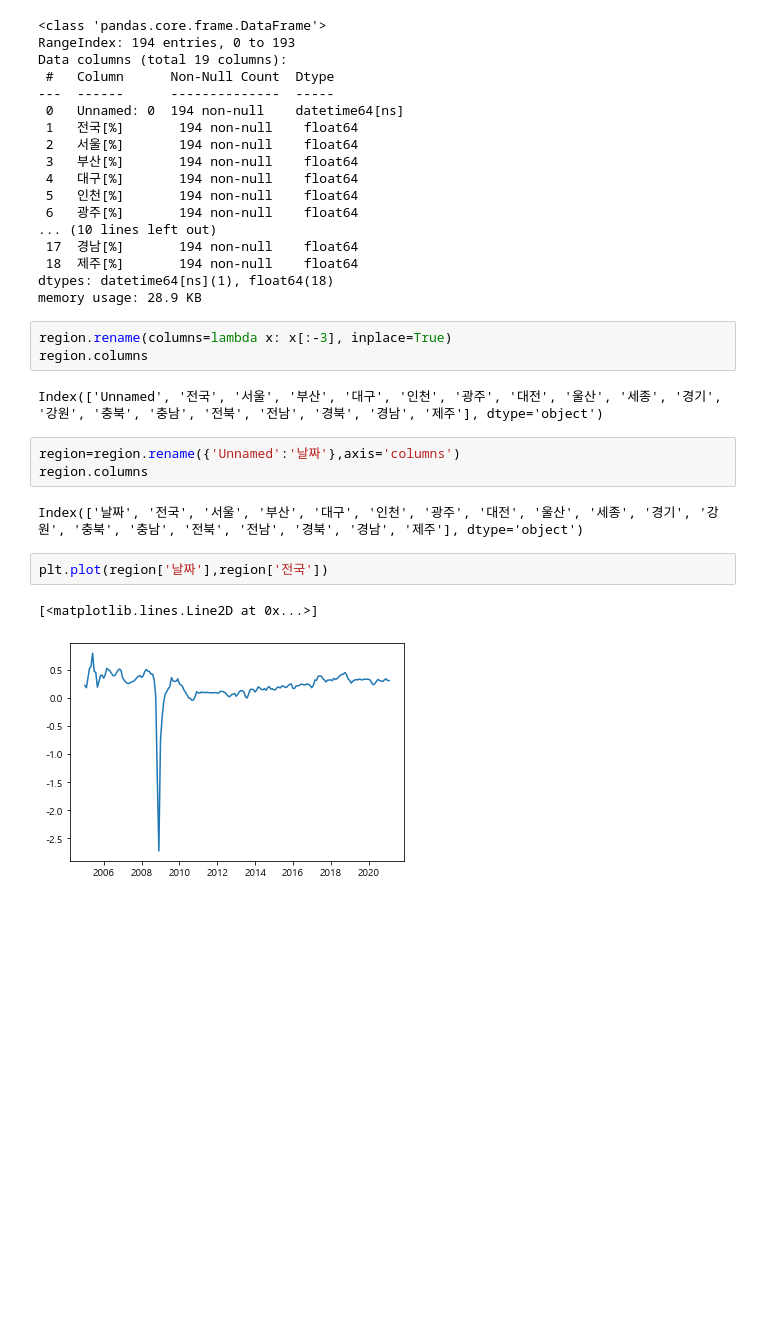
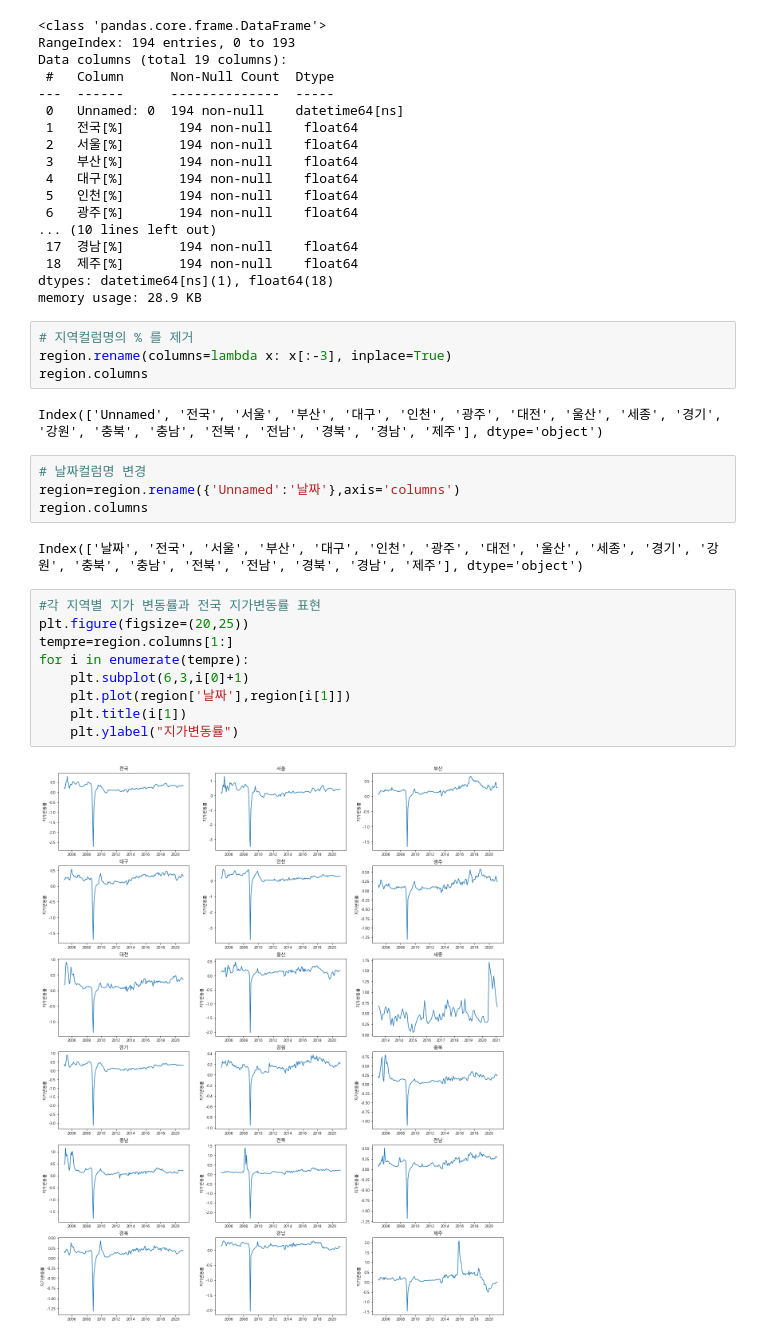
Before and after one commit to sunny0103/personal_project_public_data, a Jupyter notebook: Korea Real Estate Visualization.ipynb, the cells around one changed output. Saved outputs shown, nothing was run; the diff lists cells and outputs as text; blank space fills up the shorter version.

```diff
--- a/Korea Real Estate Visualization.ipynb
+++ b/Korea Real Estate Visualization.ipynb
@@ -76,17 +76,25 @@ Data columns (total 19 columns):
 dtypes: datetime64[ns](1), float64(18)
 memory usage: 28.9 KB
 # %%
+# 지역컬럼명의 % 를 제거
 region.rename(columns=lambda x: x[:-3], inplace=True)
 region.columns
 # %% [output]
 Index(['Unnamed', '전국', '서울', '부산', '대구', '인천', '광주', '대전', '울산', '세종', '경기', '강원', '충북', '충남', '전북', '전남', '경북', '경남', '제주'], dtype='object')
 # %%
+# 날짜컬럼명 변경
 region=region.rename({'Unnamed':'날짜'},axis='columns')
 region.columns
 # %% [output]
 Index(['날짜', '전국', '서울', '부산', '대구', '인천', '광주', '대전', '울산', '세종', '경기', '강원', '충북', '충남', '전북', '전남', '경북', '경남', '제주'], dtype='object')
-# %%
-plt.plot(region['날짜'],region['전국'])
-# %% [output]
-[<matplotlib.lines.Line2D at 0x...>]
-[figure, removed]
+# %%
+#각 지역별 지가 변동률과 전국 지가변동률 표현
+plt.figure(figsize=(20,25))
+tempre=region.columns[1:]
+for i in enumerate(tempre):
+    plt.subplot(6,3,i[0]+1)
+    plt.plot(region['날짜'],region[i[1]])
+    plt.title(i[1])
+    plt.ylabel("지가변동률")
+# %% [output]
+[figure, added]
```
